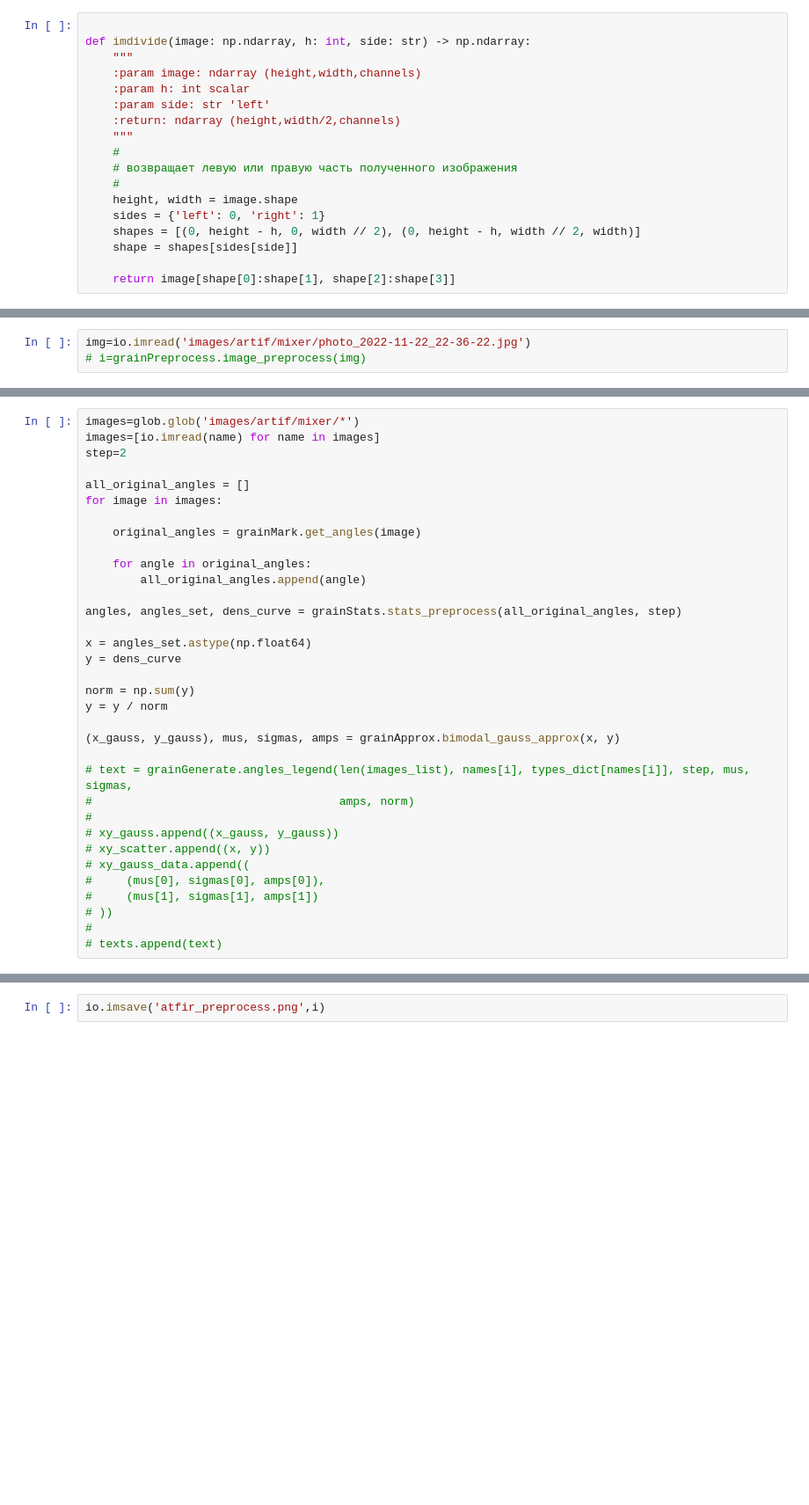
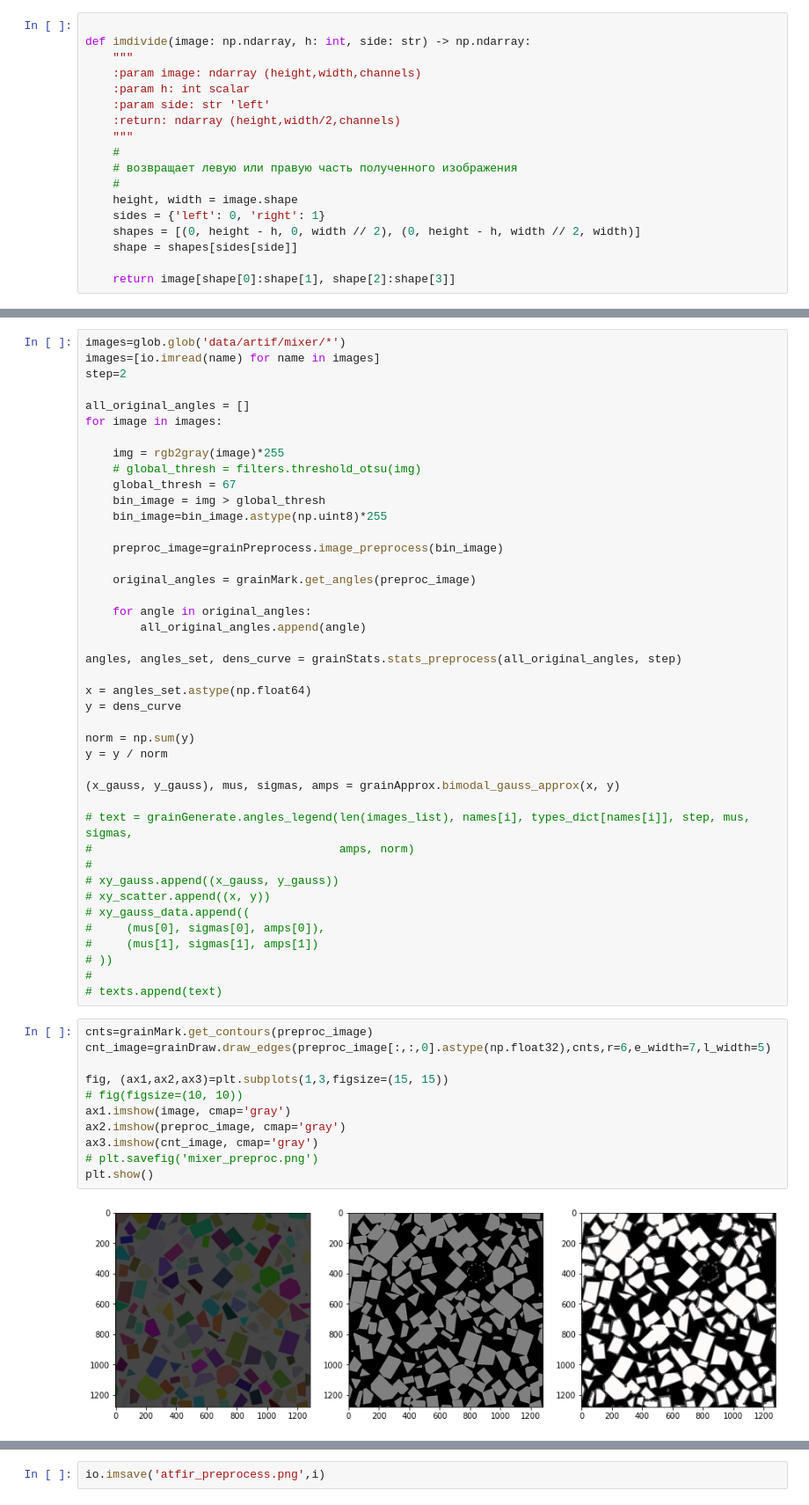
Before and after one commit to dkagramanyan/WC-Co_computer_vision, a Jupyter notebook: cv/preprocess.ipynb, the cells around one changed output, grey strips where cells are left out. Shown at 88% size. Saved outputs shown, nothing was run; the diff lists cells and outputs as text; blank space fills up the shorter version.

```diff
--- a/cv/preprocess.ipynb
+++ b/cv/preprocess.ipynb
@@ -147,3 +141,0 @@ Lossy conversion from float64 to uint8. R
-# %%
-img=io.imread('images/artif/mixer/photo_2022-11-22_22-36-22.jpg')
-# i=grainPreprocess.image_preprocess(img)
@@ -168,12 +142,20 @@ plt.show()
 # %%
-images=glob.glob('images/artif/mixer/*')
+images=glob.glob('data/artif/mixer/*')
 images=[io.imread(name) for name in images]
 step=2
 
 all_original_angles = []
 for image in images:
 
-    original_angles = grainMark.get_angles(image)
+    img = rgb2gray(image)*255
+    # global_thresh = filters.threshold_otsu(img)
+    global_thresh = 67
+    bin_image = img > global_thresh
+    bin_image=bin_image.astype(np.uint8)*255
+
+    preproc_image=grainPreprocess.image_preprocess(bin_image)
+
+    original_angles = grainMark.get_angles(preproc_image)
 
     for angle in original_angles:
         all_original_angles.append(angle)
@@ -199,3 +181,16 @@ y = y / norm
 # ))
 #
 # texts.append(text)
+# %%
+cnts=grainMark.get_contours(preproc_image)
+cnt_image=grainDraw.draw_edges(preproc_image[:,:,0].astype(np.float32),cnts,r=6,e_width=7,l_width=5)
+
+fig, (ax1,ax2,ax3)=plt.subplots(1,3,figsize=(15, 15))
+# fig(figsize=(10, 10))
+ax1.imshow(image, cmap='gray')
+ax2.imshow(preproc_image, cmap='gray')
+ax3.imshow(cnt_image, cmap='gray')
+# plt.savefig('mixer_preproc.png')
+plt.show()
+# %% [output]
+[figure, added]
```
Also changed, not shown: parts of 12 cells of this notebook, 3 other files.
